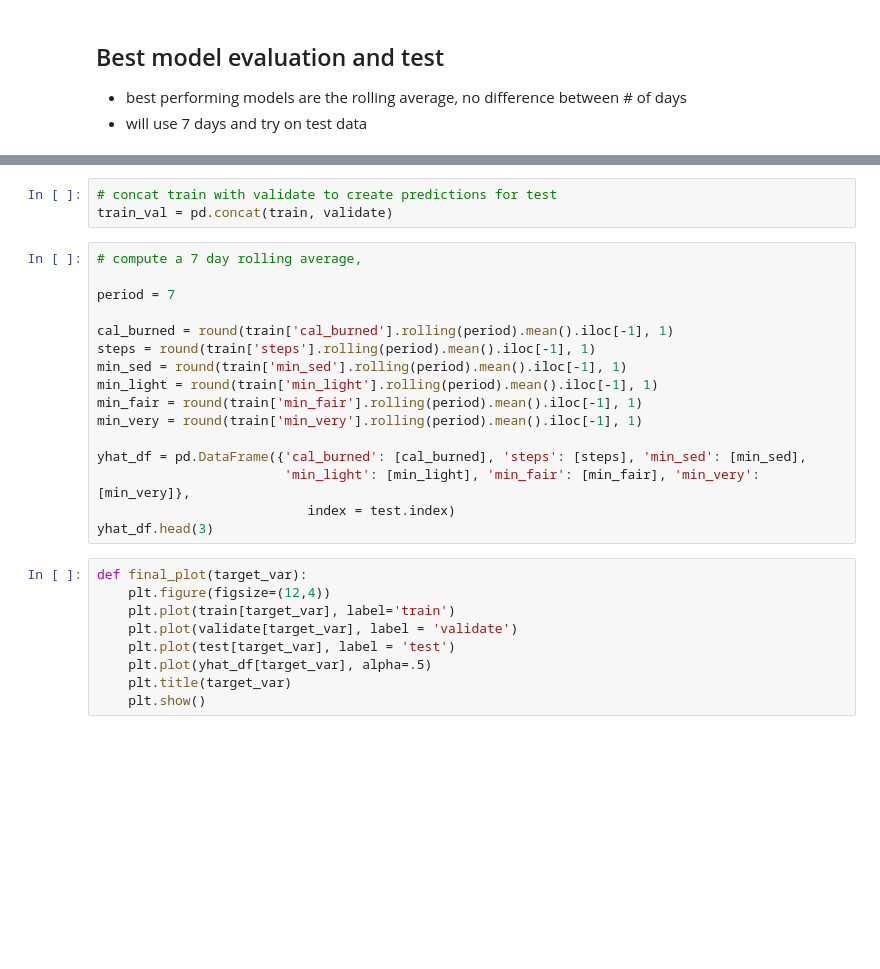
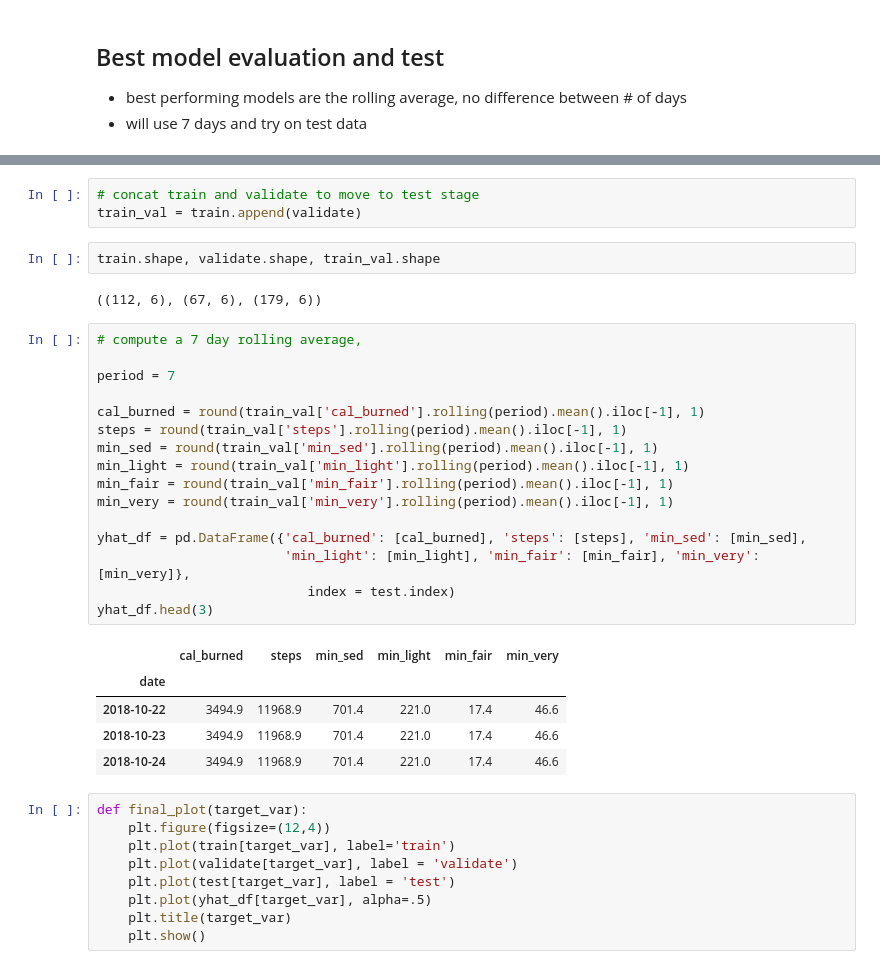
Before and after one commit to RyvynYoung/time-series-exercises, a Jupyter notebook: Fitbit-Copy1.ipynb, the cells around one changed output, grey strips where cells are left out. Cells and saved outputs as stored; diff of their text form; blank space fills up the shorter version.

```diff
--- a/Fitbit-Copy1.ipynb
+++ b/Fitbit-Copy1.ipynb
@@ -387,22 +802,32 @@ test_eval
 # %%
-# concat train with validate to create predictions for test
-train_val = pd.concat(train, validate)
+# concat train and validate to move to test stage
+train_val = train.append(validate)
+# %%
+train.shape, validate.shape, train_val.shape
+# %% [output]
+((112, 6), (67, 6), (179, 6))
 # %%
 # compute a 7 day rolling average,
 
 period = 7
 
-cal_burned = round(train['cal_burned'].rolling(period).mean().iloc[-1], 1)
-steps = round(train['steps'].rolling(period).mean().iloc[-1], 1)
-min_sed = round(train['min_sed'].rolling(period).mean().iloc[-1], 1)
-min_light = round(train['min_light'].rolling(period).mean().iloc[-1], 1)
-min_fair = round(train['min_fair'].rolling(period).mean().iloc[-1], 1)
-min_very = round(train['min_very'].rolling(period).mean().iloc[-1], 1)
+cal_burned = round(train_val['cal_burned'].rolling(period).mean().iloc[-1], 1)
+steps = round(train_val['steps'].rolling(period).mean().iloc[-1], 1)
+min_sed = round(train_val['min_sed'].rolling(period).mean().iloc[-1], 1)
+min_light = round(train_val['min_light'].rolling(period).mean().iloc[-1], 1)
+min_fair = round(train_val['min_fair'].rolling(period).mean().iloc[-1], 1)
+min_very = round(train_val['min_very'].rolling(period).mean().iloc[-1], 1)
 
 yhat_df = pd.DataFrame({'cal_burned': [cal_burned], 'steps': [steps], 'min_sed': [min_sed],
                         'min_light': [min_light], 'min_fair': [min_fair], 'min_very': [min_very]},
                            index = test.index)
 yhat_df.head(3)
+# %% [output]
+|  | cal_burned | steps | min_sed | min_light | min_fair | min_very |
+| date |  |  |  |  |  |  |
+| 2018-10-22 | 3494.9 | 11968.9 | 701.4 | 221.0 | 17.4 | 46.6 |
+| 2018-10-23 | 3494.9 | 11968.9 | 701.4 | 221.0 | 17.4 | 46.6 |
+| 2018-10-24 | 3494.9 | 11968.9 | 701.4 | 221.0 | 17.4 | 46.6 |
 # %%
 def final_plot(target_var):
     plt.figure(figsize=(12,4))
```
Also changed, not shown: parts of 72 cells of this notebook.
